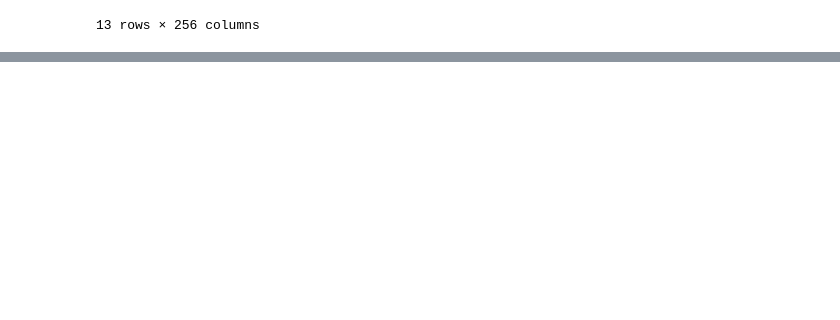
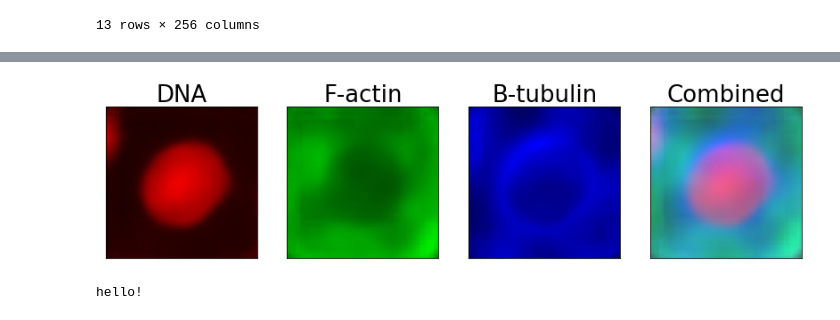
Before and after one commit to RasmusML/generative-models-for-phenotypic-profiling, a Jupyter notebook: classification_andrea.ipynb, the cells around one changed output, grey strips where cells are left out. Saved outputs shown, nothing was run; the diff lists cells and outputs as text; code cells hidden in the pictures; blank space fills up the shorter version.

```diff
--- a/classification_andrea.ipynb
+++ b/classification_andrea.ipynb
@@ -317,0 +375,3 @@ Name: moa, Length: 1148, dtype: object
+# %%
+outputs = vae(images[0:4,:,:,:])
+z = outputs["z"]
@@ -317,0 +392,5 @@ Name: moa, Length: 1148, dtype: object
+# %%
+plot_image_channels(img_saturate(vae.observation_model(z[0:4]).mean.detach()[0]))
+# %% [output]
+[figure, added]
+hello!
```
Also changed, not shown: parts of 10 cells of this notebook.
